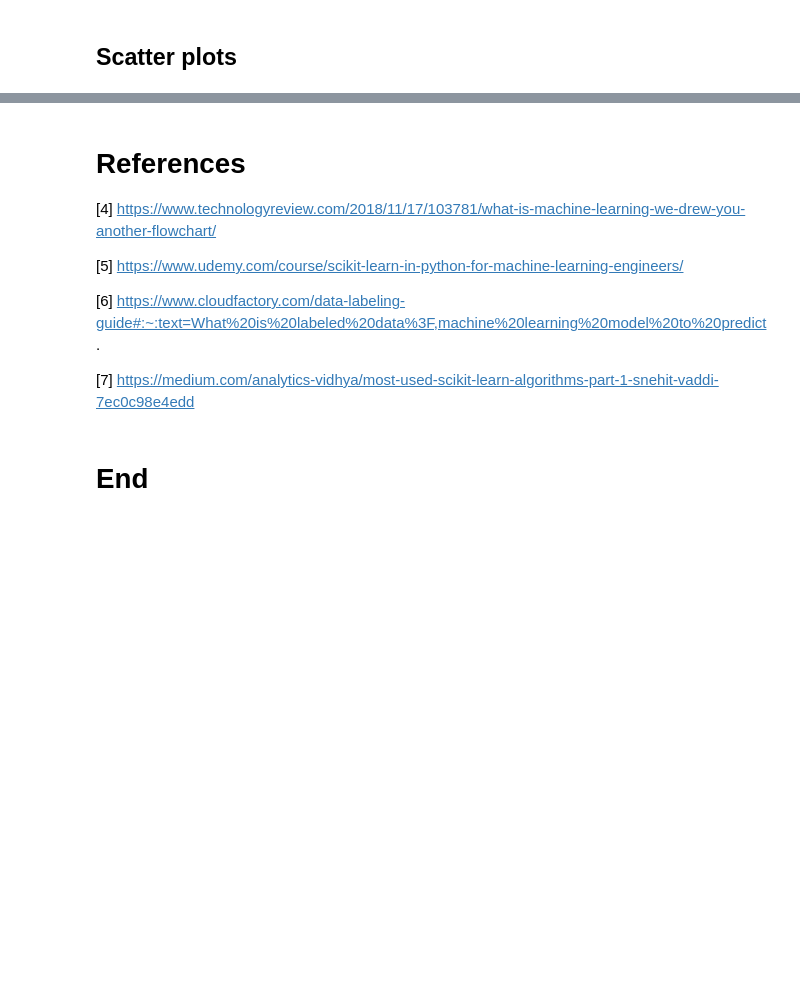
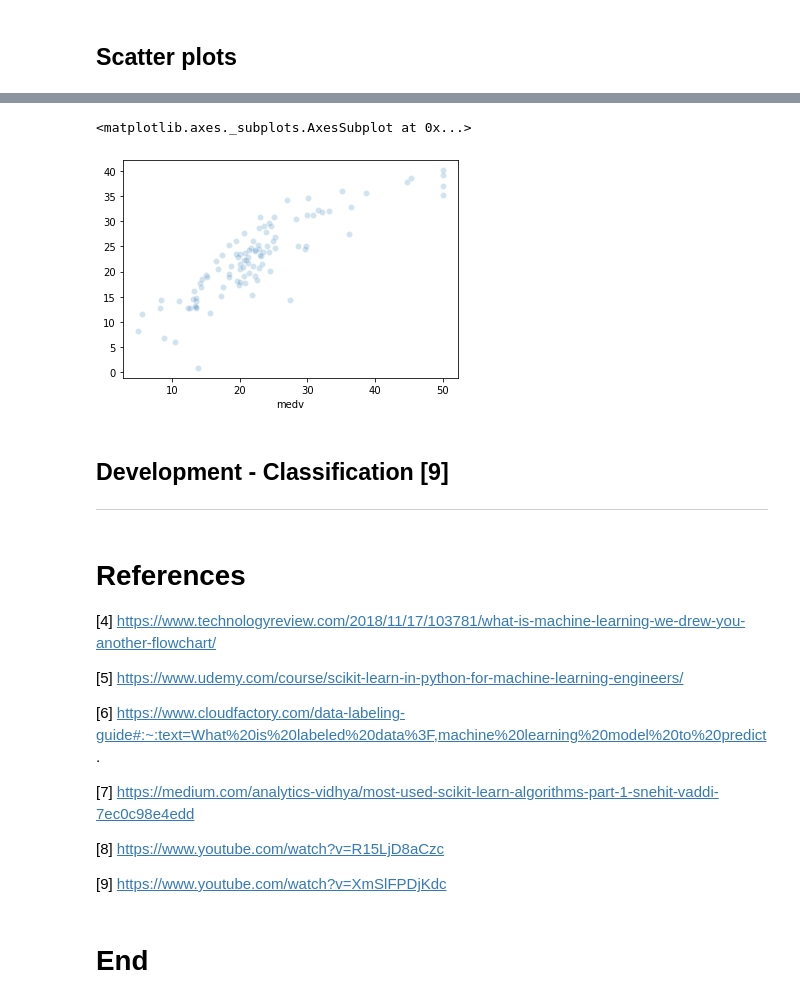
Before and after one commit to KeithQuinn/Machine-Learning-and-Statistics-Winter-21-22, a Jupyter notebook: Scikit-Learn.ipynb, the cells around one changed output, grey strips where cells are left out. Saved outputs shown, nothing was run; the diff lists cells and outputs as text; code cells hidden in the pictures; blank space fills up the shorter version.

Commit message:
Tidy up the regression section and starting classification research

```diff
--- a/Scikit-Learn.ipynb
+++ b/Scikit-Learn.ipynb
@@ -141,0 +253,3 @@ sns.scatterplot(Y_test, Y_pred)
+# %%
+X = df.drop(['medv'], axis=1) # x variables
+X
@@ -141,0 +272,2 @@ sns.scatterplot(Y_test, Y_pred)
+# %%
+X_train, X_test, Y_train, Y_test = train_test_split(X, Y, test_size=0.2)
@@ -141,0 +282,3 @@ sns.scatterplot(Y_test, Y_pred)
+# %%
+model = linear_model.LinearRegression() # define the model
+model.fit(X_train, Y_train) # train the model
@@ -141,0 +287,2 @@ sns.scatterplot(Y_test, Y_pred)
+# %%
+Y_pred = np.round(model.predict(X_test),2) # predict Y values using the X_test inputs
@@ -142,3 +332,11 @@ sns.scatterplot(Y_test, Y_pred)
+# %%
+sns.scatterplot(Y_test, Y_pred, alpha=0.2)
+# %% [output]
+<matplotlib.axes._subplots.AxesSubplot at 0x...>
+[figure, added]
+# %% [markdown]
+## Development - Classification [9]
+***
 # %% [markdown]
 # References
 [4] https://www.technologyreview.com/2018/11/17/103781/what-is-machine-learning-we-drew-you-another-flowchart/
@@ -148,5 +346,9 @@ sns.scatterplot(Y_test, Y_pred)
 [6] https://www.cloudfactory.com/data-labeling-guide#:~:text=What%20is%20labeled%20data%3F,machine%20learning%20model%20to%20predict.
 
 [7] https://medium.com/analytics-vidhya/most-used-scikit-learn-algorithms-part-1-snehit-vaddi-7ec0c98e4edd
+
+[8] https://www.youtube.com/watch?v=R15LjD8aCzc
+
+[9] https://www.youtube.com/watch?v=XmSlFPDjKdc
 # %% [markdown]
 # End
```
Also changed, not shown: parts of 27 cells of this notebook.
